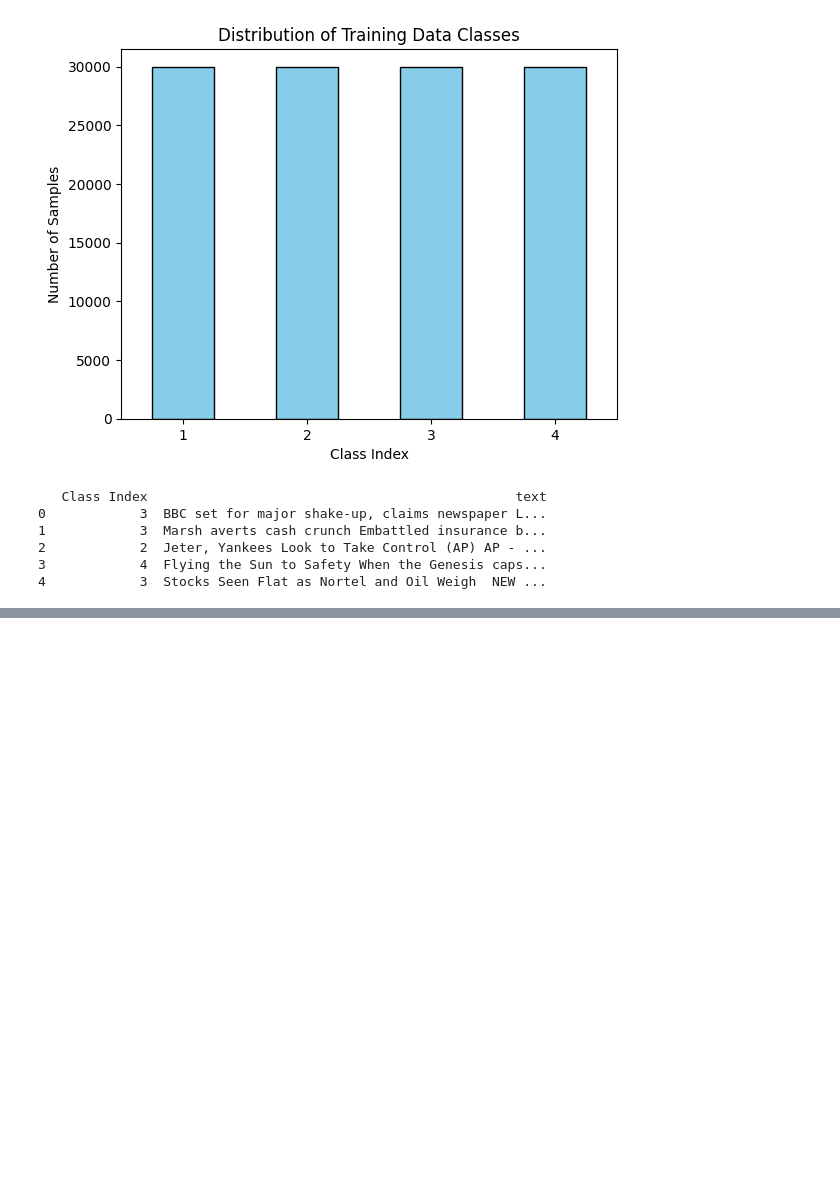
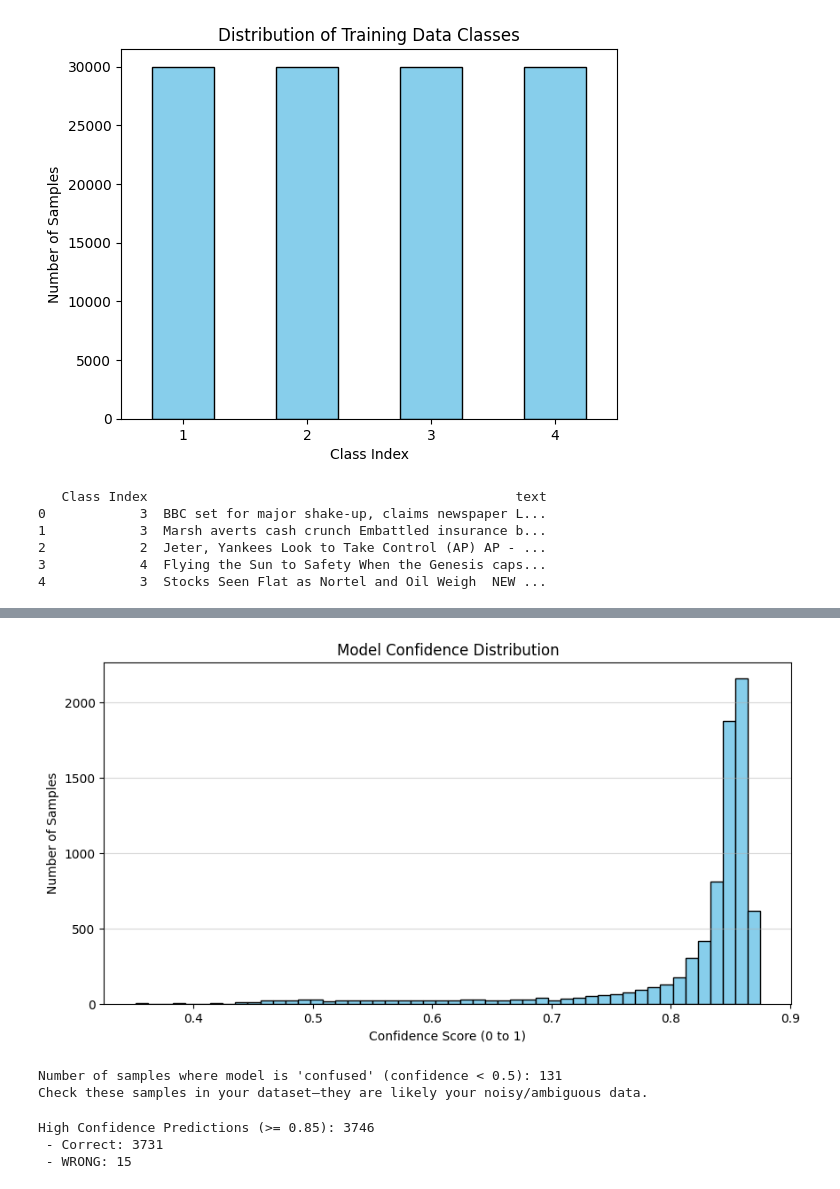
Before and after one commit to Tifa004/ML_Project, a Jupyter notebook: project.ipynb, the cells around one changed output, grey strips where cells are left out. Drawn from its saved outputs; the diff is of its cells as text; code cells hidden in the pictures; blank space fills up the shorter version.

```diff
--- a/project.ipynb
+++ b/project.ipynb
@@ -271,0 +720,34 @@ Success: 704 errors saved to 'TF-IDF_errors.csv'
+# %%
+import torch
+import torch.nn.functional as F
+import matplotlib.pyplot as plt
+import numpy as np
+
+# 1. Get predictions from the trainer
+# trainer.predict returns a PredictionOutput object
+predictions_output = trainer.predict(test_dataset)
+
+# 2. Convert logits to probabilities using Softmax
+logits = torch.tensor(predictions_output.predictions)
+probs = F.softmax(logits, dim=-1)
+
+# 3. Get the maximum probability for each prediction (the "Confidence Score")
+max_probs, _ = torch.max(probs, dim=-1)
+
+# 4. Plot the distribution
+plt.figure(figsize=(10, 5))
+plt.hist(max_probs.numpy(), bins=50, color="skyblue", edgecolor="black")
+plt.title("Model Confidence Distribution")
+plt.xlabel("Confidence Score (0 to 1)")
+plt.ylabel("Number of Samples")
+plt.grid(axis="y", alpha=0.5)
+plt.savefig("confidence_distribution.png")
+plt.show()
+
+# These are the samples where the model is confused (Confidence < 0.5)
+uncertain_indices = np.where(max_probs.numpy() < 0.5)[0]
+print(
+    f"Number of samples where model is 'confused' (confidence < 0.5): {len(uncertain_indices)}"
+)
+print("Check these samples in your dataset—they are likely your noisy/ambiguous data.")
+# %% [output]
@@ -271,0 +755,38 @@ Success: 704 errors saved to 'TF-IDF_errors.csv'
+[figure, added]
+Number of samples where model is 'confused' (confidence < 0.5): 131
+Check these samples in your dataset—they are likely your noisy/ambiguous data.
+# %%
+# Assuming you have 'preds' from trainer.predict(test_dataset)
+import numpy as np
+import torch
+# Get predictions and probabilities
+probs = torch.nn.functional.softmax(torch.tensor(test_results.predictions), dim=-1)
+max_probs, pred_indices = torch.max(probs, dim=-1)
+labels = test_dataset["labels"]  # Ensure this matches your column name
+
+
+# 1. Convert pred_indices to numpy (you already have pred_indices from your previous code)
+pred_indices_np = pred_indices.detach().cpu().numpy()
+
+# 2. Ensure labels is a clean numpy array (handles tensors or lists)
+labels_np = np.array(labels) if not isinstance(labels, np.ndarray) else labels
+
+# 3. Apply the mask and calculate
+high_conf_mask = max_probs.detach().cpu().numpy() >= 0.85
+high_conf_indices = np.where(high_conf_mask)[0]
+
+# Extract subsets
+pred_subset = pred_indices_np[high_conf_indices]
+label_subset = labels_np[high_conf_indices]
+
+# Compare
+correct_high_conf = np.sum(pred_subset == label_subset)
+wrong_high_conf = np.sum(pred_subset != label_subset)
+
+print(f"High Confidence Predictions (>= 0.85): {len(high_conf_indices)}")
+print(f" - Correct: {correct_high_conf}")
+print(f" - WRONG: {wrong_high_conf}")
+# %% [output]
+High Confidence Predictions (>= 0.85): 3746
+ - Correct: 3731
+ - WRONG: 15
```
Also changed, not shown: parts of 25 cells of this notebook.
